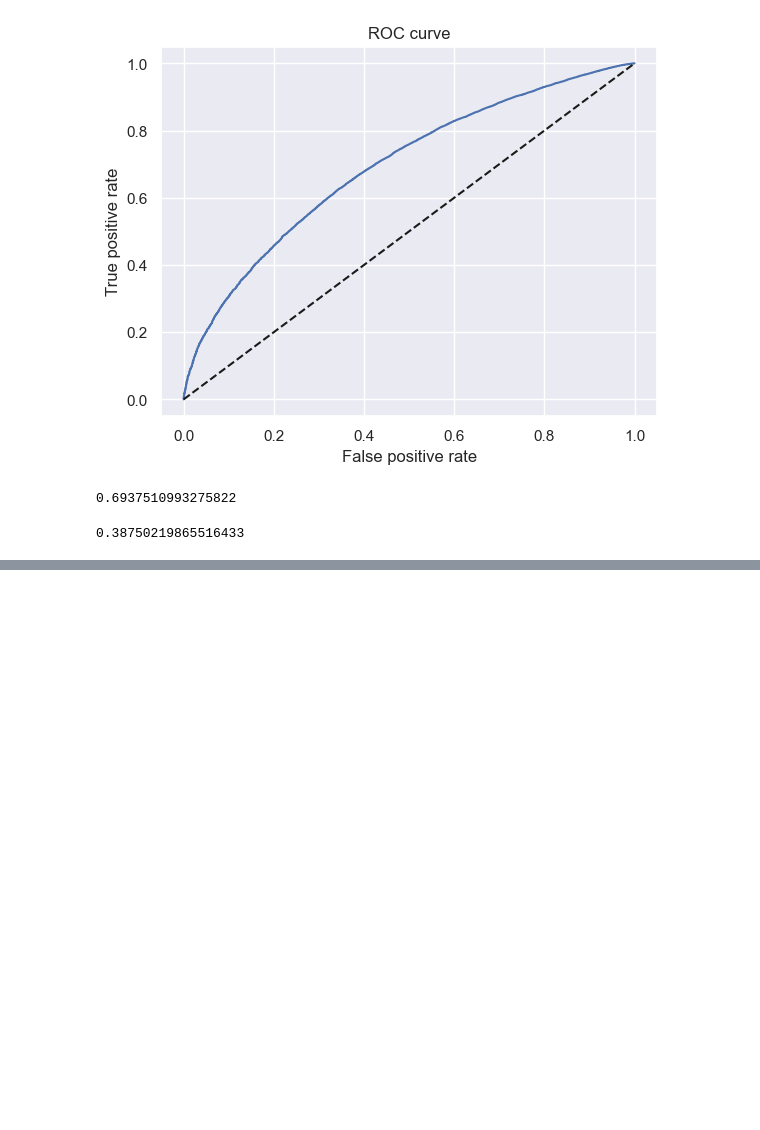
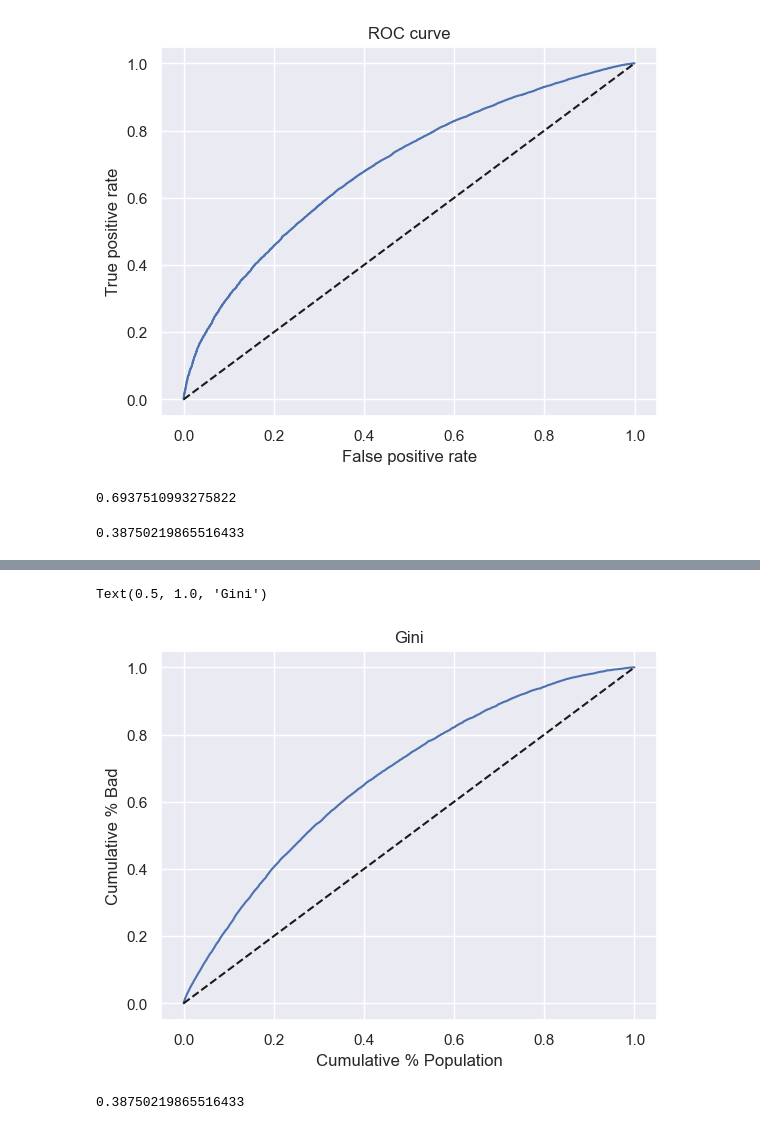
Before and after one commit to dcgkpindiastudy/CreditRiskModelingInPython, a Jupyter notebook: Src/Credit Risk Modeling - PD Model.ipynb, the cells around one changed output, grey strips where cells are left out. Drawn from its saved outputs; the diff is of its cells as text; code cells hidden in the pictures; blank space fills up the shorter version.

Commit message:
updated still ks statistics
Added code to calculate Gini and ks statistics

```diff
--- a/Src/Credit Risk Modeling - PD Model.ipynb
+++ b/Src/Credit Risk Modeling - PD Model.ipynb
@@ -1367,0 +1370,3 @@ g
+# %%
+df_actual_predicted_probs = df_actual_predicted_probs.sort_values('y_hat_test_proba')
+# Sorts a dataframe by the values of a specific column.
@@ -1367,0 +1391,3 @@ g
+# %%
+df_actual_predicted_probs = df_actual_predicted_probs.reset_index()
+# We reset the index of a dataframe and overwrite it.
@@ -1367,0 +1403,9 @@ g
+# %%
+df_actual_predicted_probs['Cumulative N Population'] = df_actual_predicted_probs.index + 1
+# We calculate the cumulative number of all observations.
+# We use the new index for that. Since indexing in ython starts from 0, we add 1 to each index.
+df_actual_predicted_probs['Cumulative N Good'] = df_actual_predicted_probs['loan_data_targets_test'].cumsum()
+# We calculate cumulative number of 'good', which is the cumulative sum of the column with actual observations.
+df_actual_predicted_probs['Cumulative N Bad'] = df_actual_predicted_probs['Cumulative N Population'] - df_actual_predicted_probs['loan_data_targets_test'].cumsum()
+# We calculate cumulative number of 'bad', which is
+# the difference between the cumulative number of all observations and cumulative number of 'good' for each row.
@@ -1367,0 +1421,7 @@ g
+# %%
+df_actual_predicted_probs['Cumulative Perc Population'] = df_actual_predicted_probs['Cumulative N Population'] / (df_actual_predicted_probs.shape[0])
+# We calculate the cumulative percentage of all observations.
+df_actual_predicted_probs['Cumulative Perc Good'] = df_actual_predicted_probs['Cumulative N Good'] / df_actual_predicted_probs['loan_data_targets_test'].sum()
+# We calculate cumulative percentage of 'good'.
+df_actual_predicted_probs['Cumulative Perc Bad'] = df_actual_predicted_probs['Cumulative N Bad'] / (df_actual_predicted_probs.shape[0] - df_actual_predicted_probs['loan_data_targets_test'].sum())
+# We calculate the cumulative percentage of 'bad'.
@@ -1367,0 +1446,22 @@ g
+# %%
+# Plot Gini
+plt.plot(df_actual_predicted_probs['Cumulative Perc Population'], df_actual_predicted_probs['Cumulative Perc Bad'])
+# We plot the cumulative percentage of all along the x-axis and the cumulative percentage 'good' along the y-axis,
+# thus plotting the Gini curve.
+plt.plot(df_actual_predicted_probs['Cumulative Perc Population'], df_actual_predicted_probs['Cumulative Perc Population'], linestyle = '--', color = 'k')
+# We plot a seconary diagonal line, with dashed line style and black color.
+plt.xlabel('Cumulative % Population')
+# We name the x-axis "Cumulative % Population".
+plt.ylabel('Cumulative % Bad')
+# We name the y-axis "Cumulative % Bad".
+plt.title('Gini')
+# We name the graph "Gini".
+# %% [output]
+Text(0.5, 1.0, 'Gini')
+[figure, added]
+# %%
+Gini = AUROC * 2 - 1
+# Here we calculate Gini from AUROC.
+Gini
+# %% [output]
+0.38750219865516433
```
Also changed, not shown: parts of 13 cells of this notebook.
